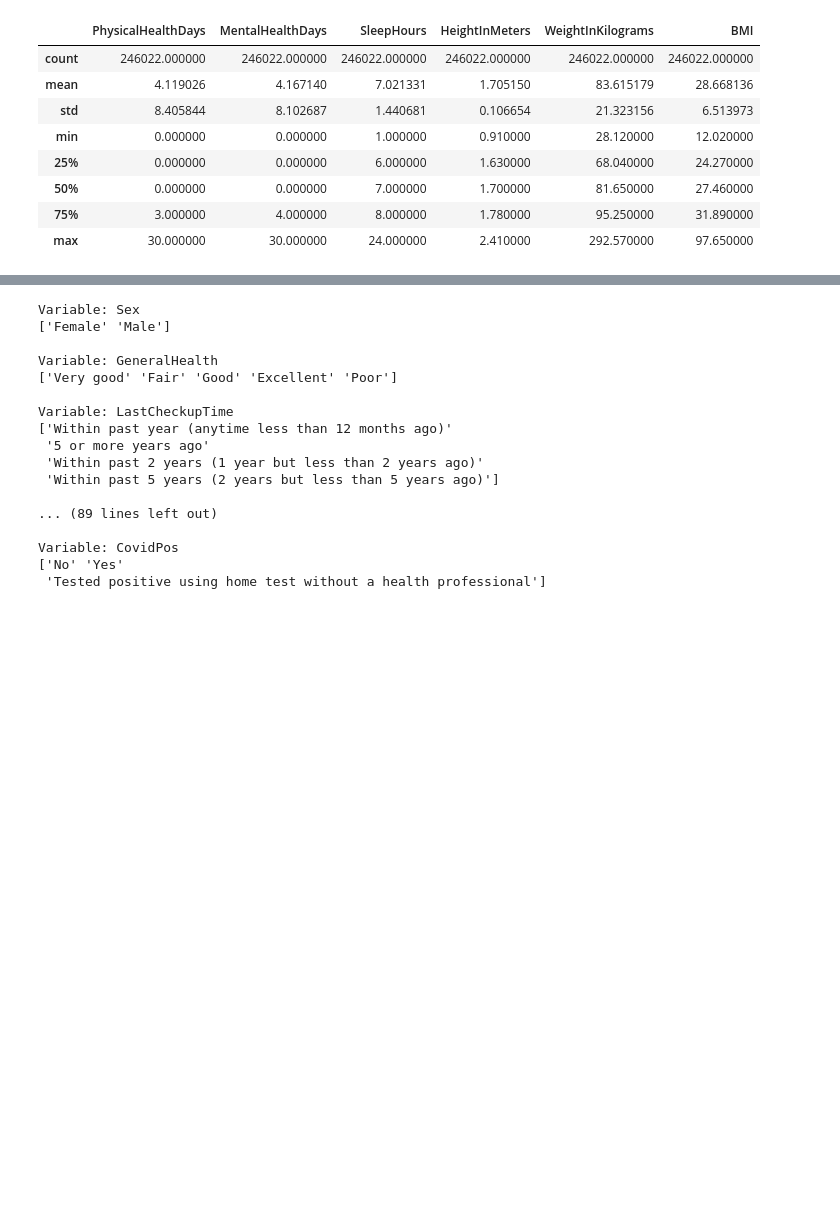
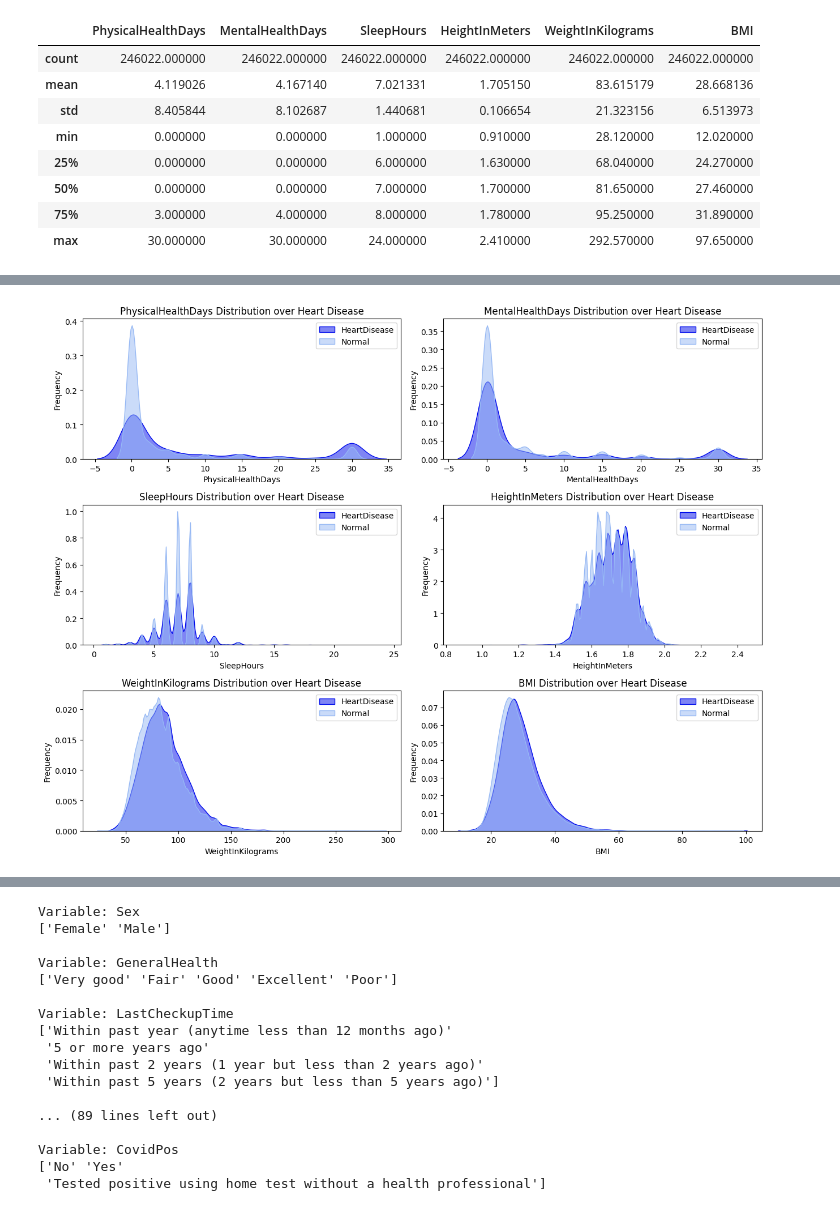
Before and after one commit to hoybrett99/HeartDiseasePrediction, a Jupyter notebook: heart_disease_analysis.ipynb, the cells around one changed output, grey strips where cells are left out. Saved outputs shown, nothing was run; the diff lists cells and outputs as text; code cells hidden in the pictures; blank space fills up the shorter version.

```diff
--- a/heart_disease_analysis.ipynb
+++ b/heart_disease_analysis.ipynb
@@ -116,0 +139,19 @@ df_num.head()
+# %%
+fig, axes = plt.subplots(nrows=len(df_num.columns) // 2, ncols=2, figsize=(13, 10))
+
+for idx, column in enumerate(df_num.drop(columns = 'HeartDisease')):
+    row_idx = idx // 2
+    col_idx = idx % 2
+
+    sns.kdeplot(df[df["HeartDisease"] == 1][column], alpha=0.5, fill=True, color="#000CEB", label="HeartDisease", ax=axes[row_idx, col_idx])
+    sns.kdeplot(df[df["HeartDisease"] == 0][column], alpha=0.5, fill=True, color="#97B9F4", label="Normal", ax=axes[row_idx, col_idx])
+
+    axes[row_idx, col_idx].set_xlabel(column)
+    axes[row_idx, col_idx].set_ylabel("Frequency")
+    axes[row_idx, col_idx].set_title(f"{column} Distribution over Heart Disease")
+    axes[row_idx, col_idx].legend()
+
+plt.tight_layout()
+plt.show()
+# %% [output]
+[figure, added]
```
Also changed, not shown: parts of 31 cells of this notebook.
